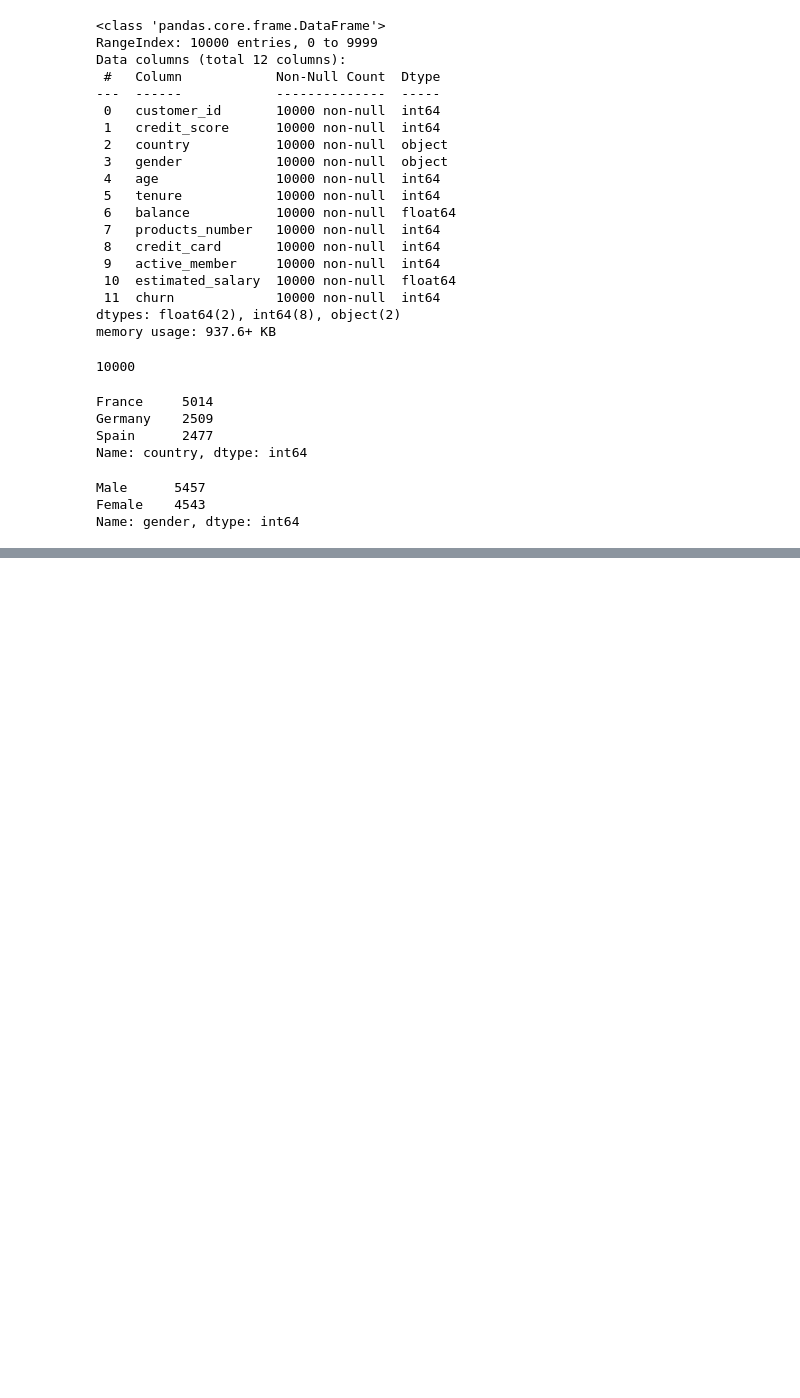
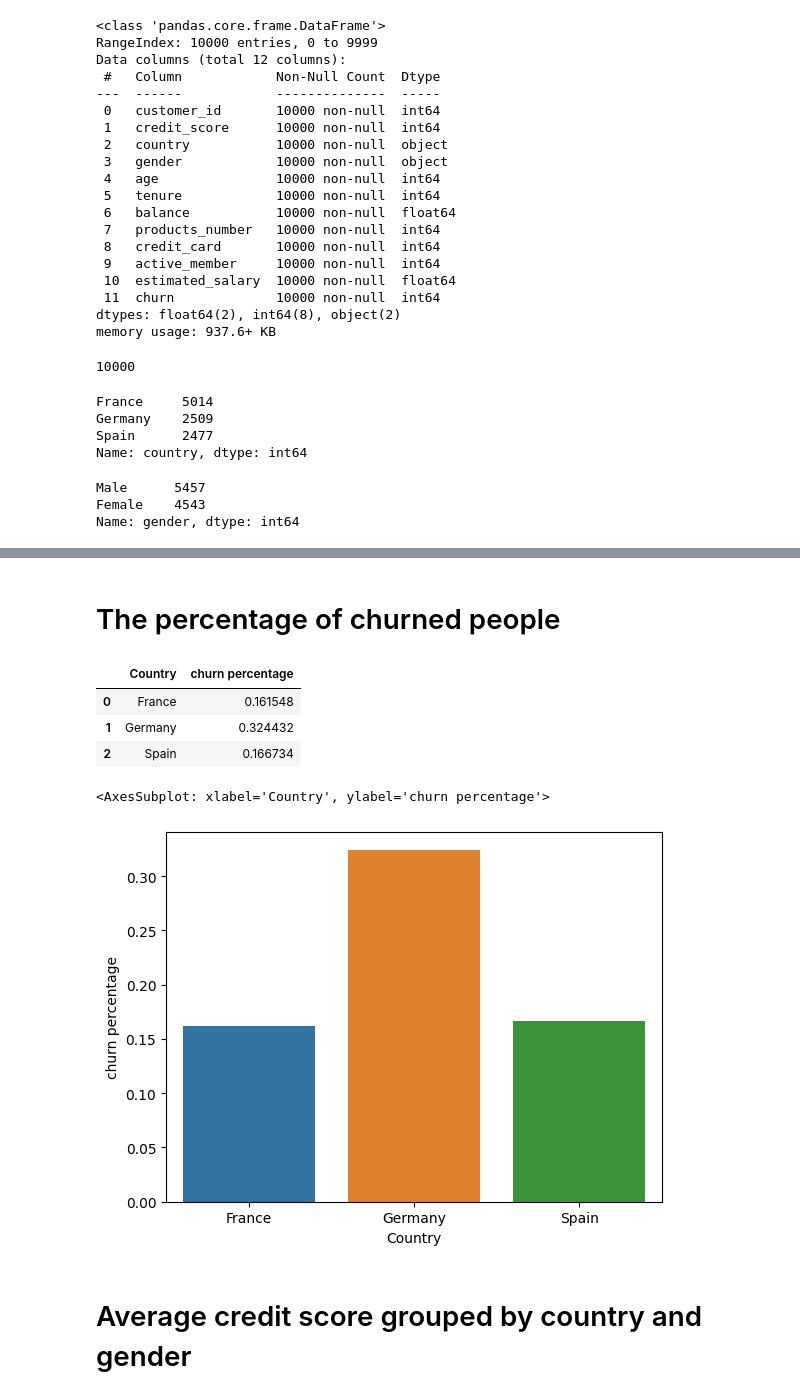
Before and after one commit to EitanKats/ML-project, a Jupyter notebook: Bank Churn.ipynb, the cells around one changed output, grey strips where cells are left out. Cells and saved outputs as stored; diff of their text form; code cells hidden in the pictures; blank space fills up the shorter version.

```diff
--- a/Bank Churn.ipynb
+++ b/Bank Churn.ipynb
@@ -63,0 +127,21 @@ Name: gender, dtype: int64
+# %% [markdown]
+# The percentage of churned people
+# %%
+churn_percentage = churned_customers["country"].value_counts() / bank['country'].value_counts()
+# %%
+churn_percentage_df = pd.DataFrame({'Country':churn_percentage.index, 'churn percentage':churn_percentage.values})
+churn_percentage_df
+# %% [output]
+|  | Country | churn percentage |
+| 0 | France | 0.161548 |
+| 1 | Germany | 0.324432 |
+| 2 | Spain | 0.166734 |
+# %%
+sns.barplot(x="Country",
+           y="churn percentage",
+           data=churn_percentage_df)
+# %% [output]
+<AxesSubplot: xlabel='Country', ylabel='churn percentage'>
+[figure, added]
+# %% [markdown]
+# Average credit score grouped by country and gender
```
Also changed, not shown: parts of 13 cells of this notebook.
